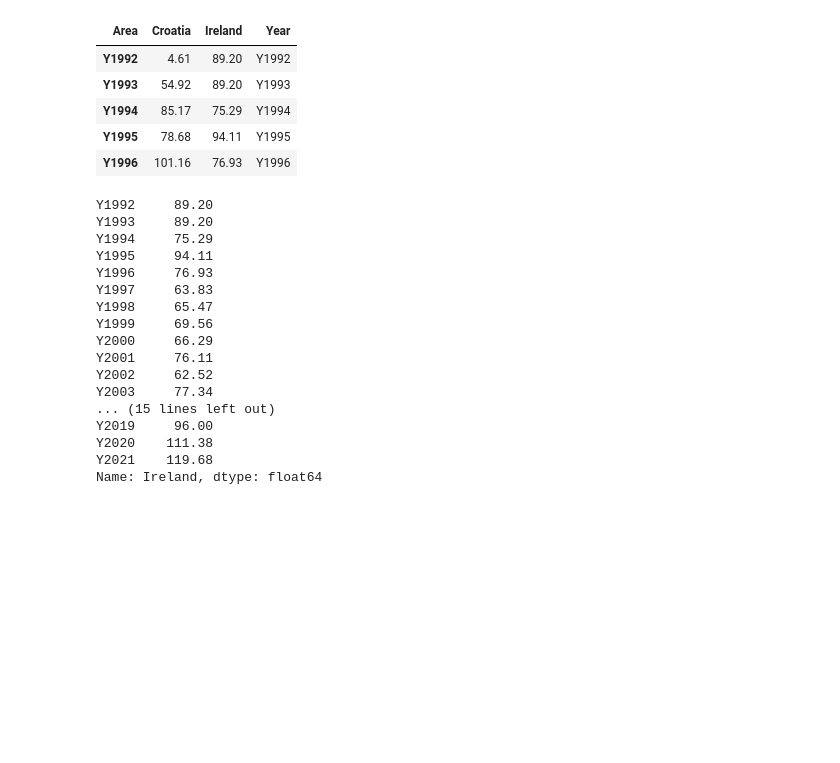
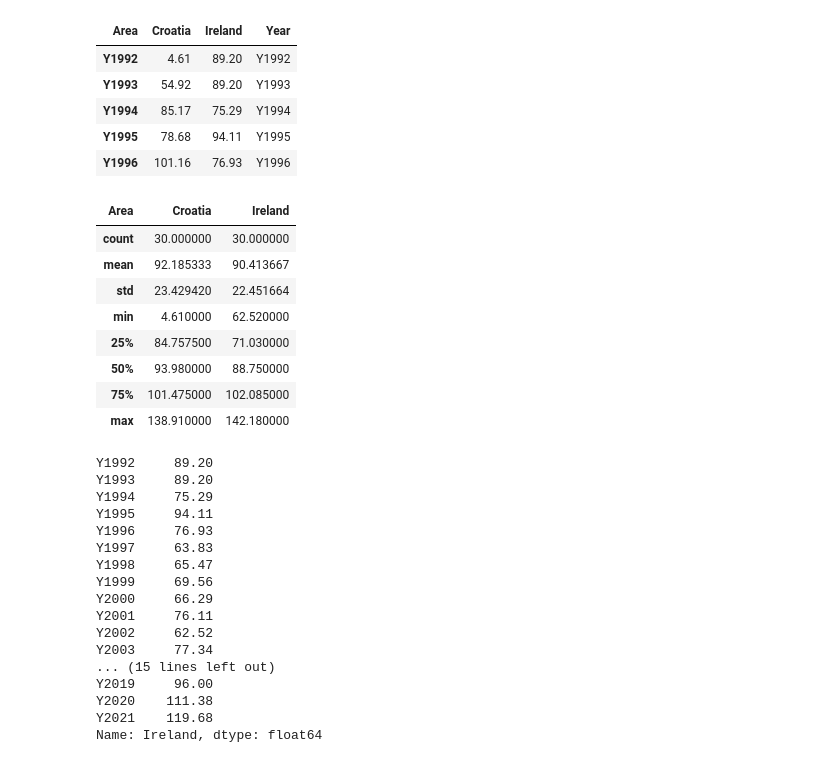
Before and after one commit to sba22218/MSc_GitHub_CA2, a Jupyter notebook: MM_Data_Explore_and_viz_postprocessed-Copy1.ipynb, the cells around one changed output. Drawn from its saved outputs; the diff is of its cells as text; code cells hidden in the pictures; blank space fills up the shorter version.

```diff
--- a/MM_Data_Explore_and_viz_postprocessed-Copy1.ipynb
+++ b/MM_Data_Explore_and_viz_postprocessed-Copy1.ipynb
@@ -854,6 +854,18 @@ cro_ire_year_ppi_df.head()
 | Y1994 | 85.17 | 75.29 | Y1994 |
 | Y1995 | 78.68 | 94.11 | Y1995 |
 | Y1996 | 101.16 | 76.93 | Y1996 |
+# %%
+cro_ire_year_ppi_df.describe()
+# %% [output]
+| Area | Croatia | Ireland |
+| count | 30.000000 | 30.000000 |
+| mean | 92.185333 | 90.413667 |
+| std | 23.429420 | 22.451664 |
+| min | 4.610000 | 62.520000 |
+| 25% | 84.757500 | 71.030000 |
+| 50% | 93.980000 | 88.750000 |
+| 75% | 101.475000 | 102.085000 |
+| max | 138.910000 | 142.180000 |
 # %%
 # # Importing the dataset\n",
 # dataset = pd.read_csv('C:/Users/miant/Desktop/Python/trip_advisor_stars.csv')
```
Also changed, not shown: parts of 21 cells of this notebook, 1 other file.
